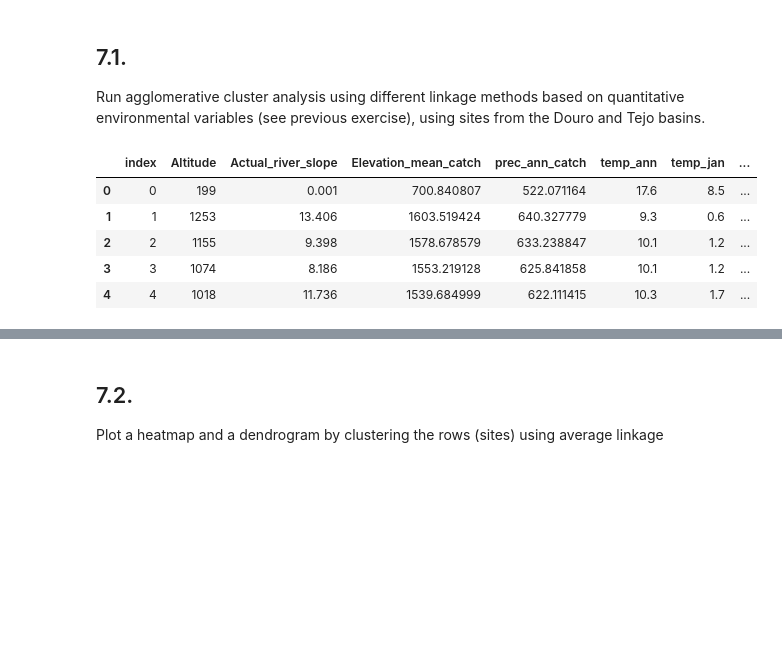
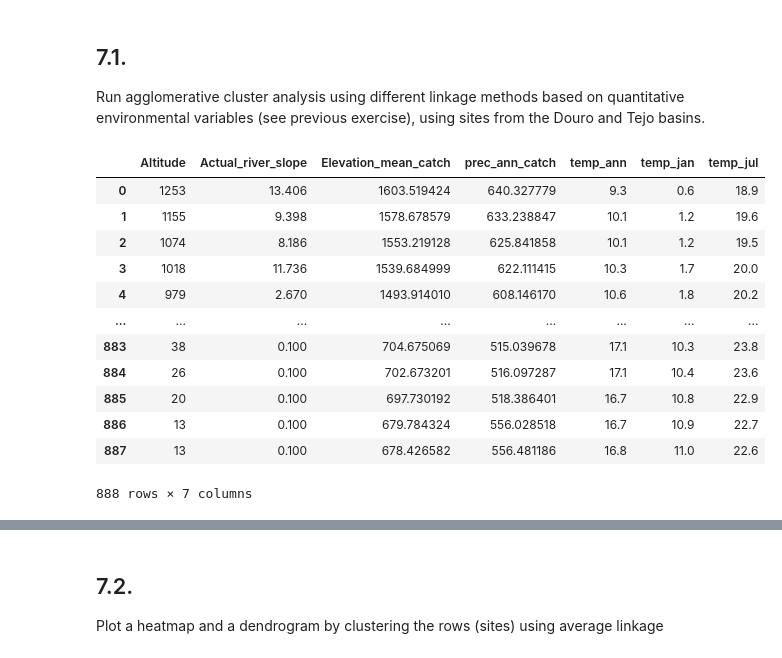
Before and after one commit to jfilipa1/greends-avcd, a Jupyter notebook: people/Johanna/Ex7_JR.ipynb, the cells around one changed output, grey strips where cells are left out. Drawn from its saved outputs; the diff is of its cells as text; code cells hidden in the pictures; blank space fills up the shorter version.

```diff
--- a/people/Johanna/Ex7_JR.ipynb
+++ b/people/Johanna/Ex7_JR.ipynb
@@ -13,21 +13,28 @@ Run agglomerative cluster analysis using different linkage methods based on quan
 # %%
 # subset the df
 # filter by Tejo and Douro basin
-df.query('Catchment_name == "Douro"' or 'Catchment_name = "Tejo"')
+df = df[ (df['Catchment_name'] == 'Tejo') | (df['Catchment_name'] == "Douro")]
 
 # choose the columns that contain environmental variables
 columns = ['Altitude', 'Actual_river_slope', 'Elevation_mean_catch', 'prec_ann_catch', 'temp_ann', 'temp_jan', 'temp_jul']
 df = df[columns]
 df = df.dropna()
-df = df.reset_index()
-df.head()
+df = df.reset_index(drop=True)
+df
 # %% [output]
-|  | index | Altitude | Actual_river_slope | Elevation_mean_catch | prec_ann_catch | temp_ann | temp_jan | ... |
-| 0 | 0 | 199 | 0.001 | 700.840807 | 522.071164 | 17.6 | 8.5 | ... |
-| 1 | 1 | 1253 | 13.406 | 1603.519424 | 640.327779 | 9.3 | 0.6 | ... |
-| 2 | 2 | 1155 | 9.398 | 1578.678579 | 633.238847 | 10.1 | 1.2 | ... |
-| 3 | 3 | 1074 | 8.186 | 1553.219128 | 625.841858 | 10.1 | 1.2 | ... |
-| 4 | 4 | 1018 | 11.736 | 1539.684999 | 622.111415 | 10.3 | 1.7 | ... |
+|  | Altitude | Actual_river_slope | Elevation_mean_catch | prec_ann_catch | temp_ann | temp_jan | temp_jul |
+| 0 | 1253 | 13.406 | 1603.519424 | 640.327779 | 9.3 | 0.6 | 18.9 |
+| 1 | 1155 | 9.398 | 1578.678579 | 633.238847 | 10.1 | 1.2 | 19.6 |
+| 2 | 1074 | 8.186 | 1553.219128 | 625.841858 | 10.1 | 1.2 | 19.5 |
+| 3 | 1018 | 11.736 | 1539.684999 | 622.111415 | 10.3 | 1.7 | 20.0 |
+| 4 | 979 | 2.670 | 1493.914010 | 608.146170 | 10.6 | 1.8 | 20.2 |
+| ... | ... | ... | ... | ... | ... | ... | ... |
+| 883 | 38 | 0.100 | 704.675069 | 515.039678 | 17.1 | 10.3 | 23.8 |
+| 884 | 26 | 0.100 | 702.673201 | 516.097287 | 17.1 | 10.4 | 23.6 |
+| 885 | 20 | 0.100 | 697.730192 | 518.386401 | 16.7 | 10.8 | 22.9 |
+| 886 | 13 | 0.100 | 679.784324 | 556.028518 | 16.7 | 10.9 | 22.7 |
+| 887 | 13 | 0.100 | 678.426582 | 556.481186 | 16.8 | 11.0 | 22.6 |
+888 rows × 7 columns
 # %%
 from sklearn.cluster import AgglomerativeClustering
 cluster5 = AgglomerativeClustering(n_clusters=5,
```
Also changed, not shown: parts of 5 cells of this notebook.
